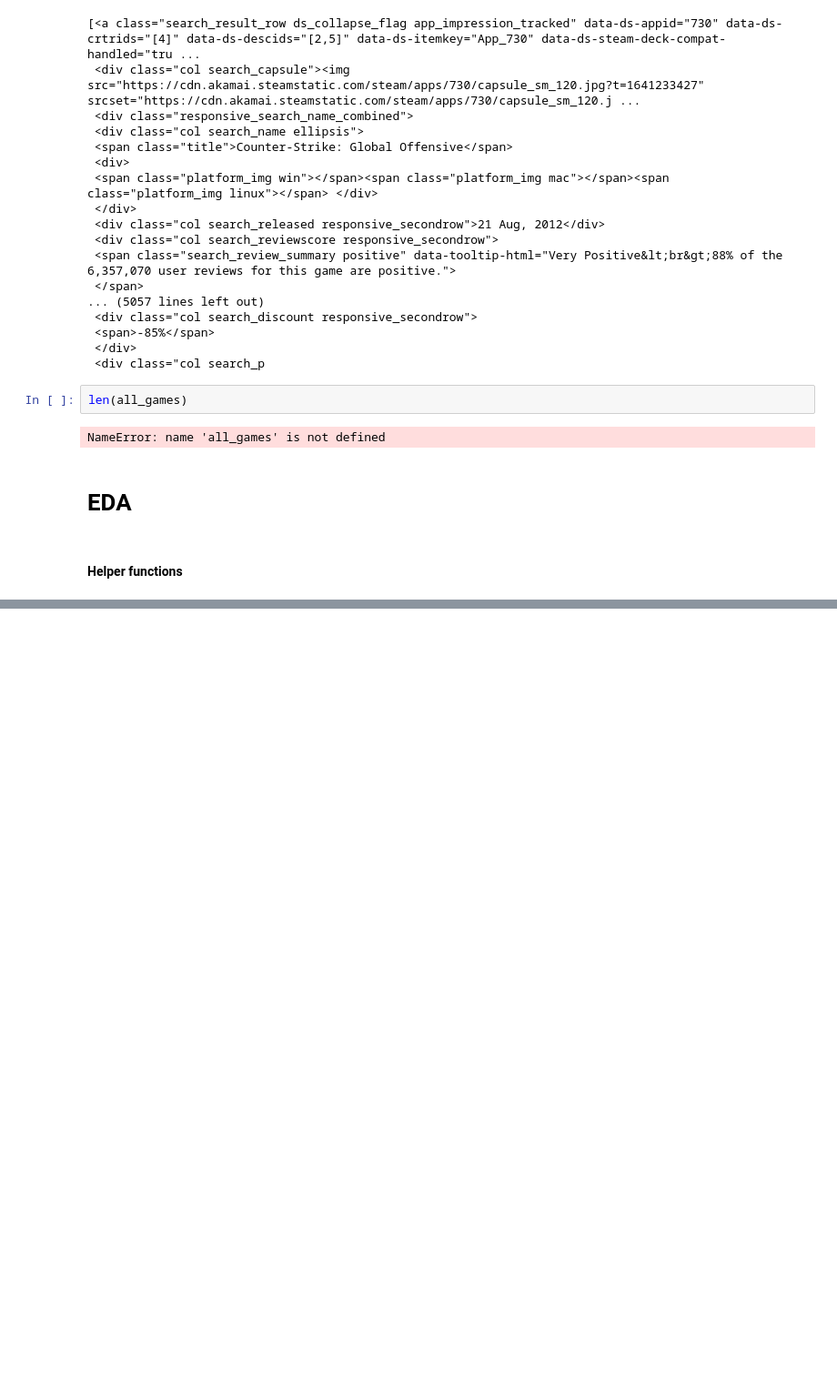
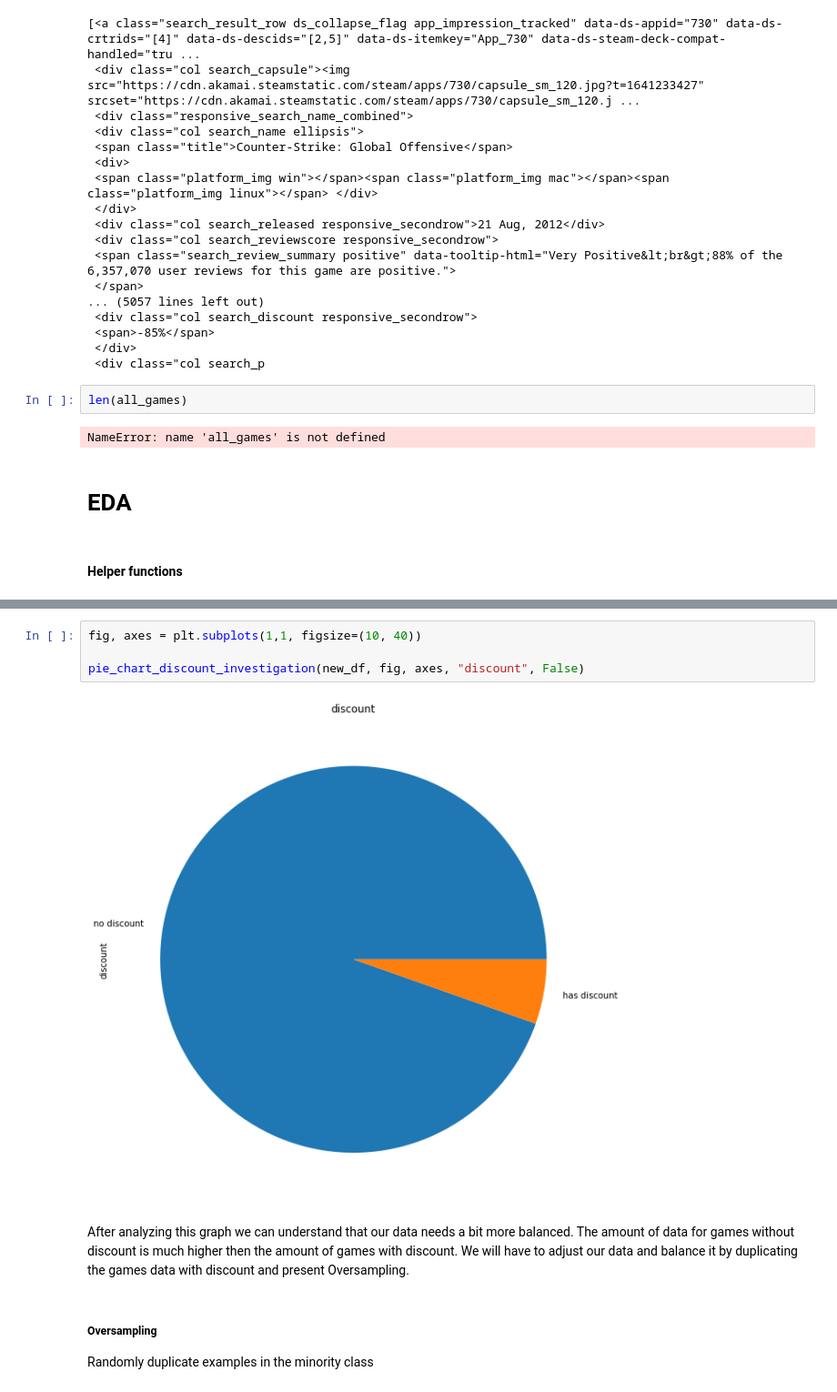
Before and after one commit to YuvalAvishid/Game_Discount_Predictor, a Jupyter notebook: Game_On_Sale.ipynb, the cells around one changed output, grey strips where cells are left out. Shown at 91% size. Cells and saved outputs as stored; diff of their text form; blank space fills up the shorter version.

```diff
--- a/Game_On_Sale.ipynb
+++ b/Game_On_Sale.ipynb
@@ -730,0 +663,13 @@ pie_chart_discount_investigation(new_df, fig, axes[2], "discount", False)
+# %%
+fig, axes = plt.subplots(1,1, figsize=(10, 40))
+
+pie_chart_discount_investigation(new_df, fig, axes, "discount", False)
+# %% [output]
+[figure, added]
+# %% [markdown]
+After analyzing this graph we can understand that our data needs a bit more balanced.
+The amount of data for games without discount is much higher then the amount of games with discount.
+We will have to adjust our data and balance it by duplicating the games data with discount and present Oversampling.
+# %% [markdown]
+##### Oversampling
+Randomly duplicate examples in the minority class
```
Also changed, not shown: parts of 117 cells of this notebook.
